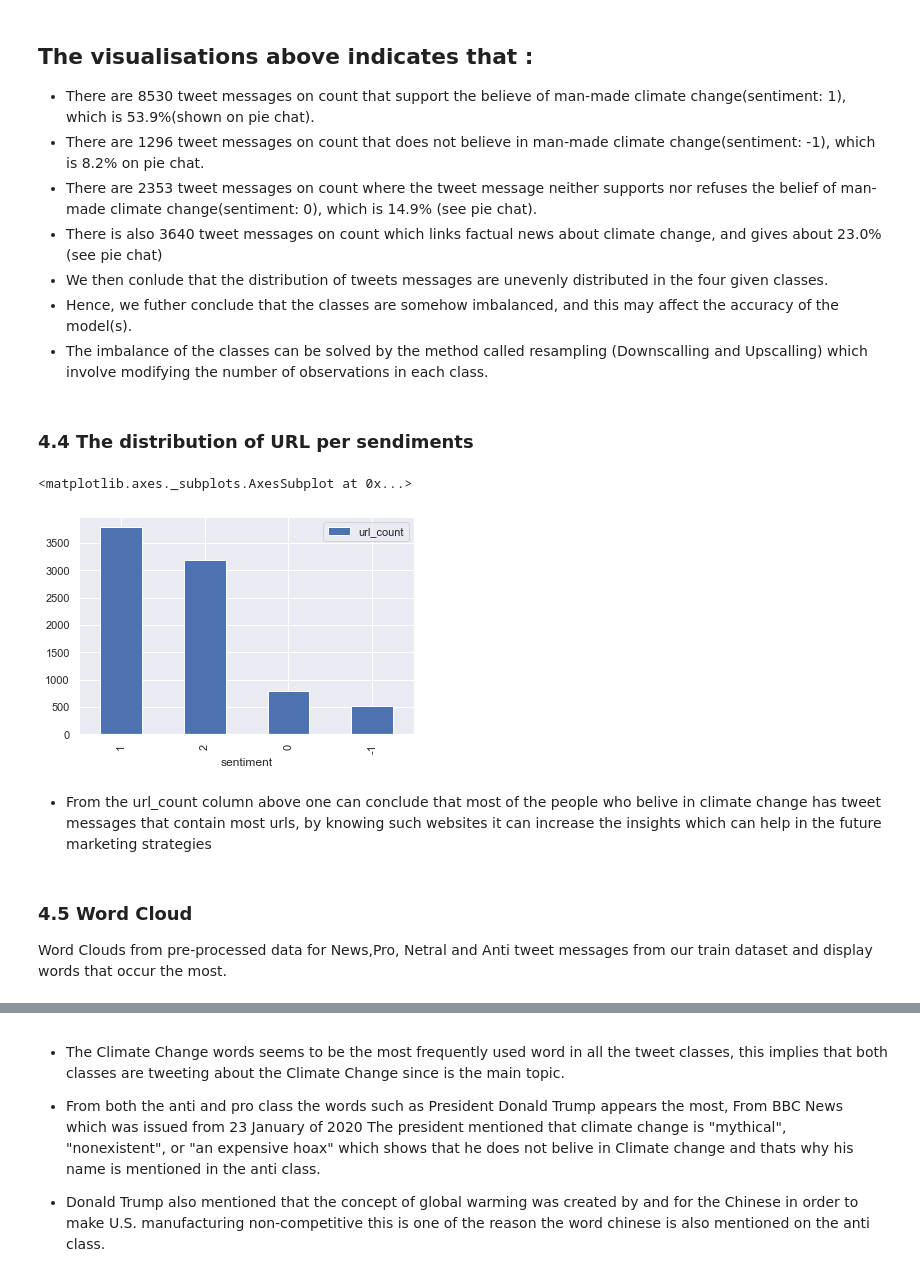
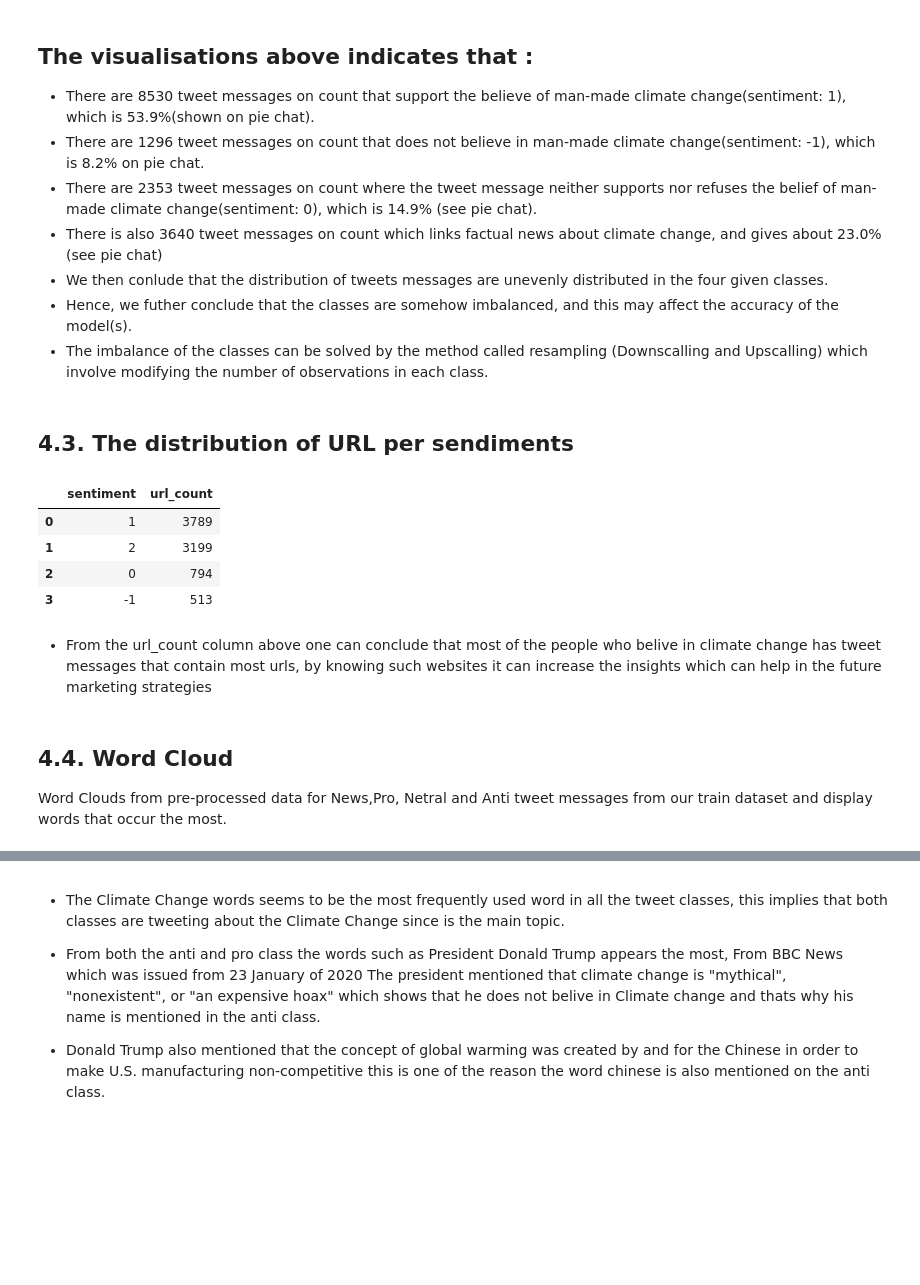
Before and after one commit to Yaya-T/Classic8, a Jupyter notebook: Classification.ipynb, the cells around one changed output, grey strips where cells are left out. Drawn from its saved outputs; the diff is of its cells as text; code cells hidden in the pictures; blank space fills up the shorter version.

```diff
--- a/Classification.ipynb
+++ b/Classification.ipynb
@@ -234,32 +292,30 @@ Text(0.5, 1.0, 'Tweet message distribution over the sentiments')
 * Hence, we futher conclude that the classes are somehow imbalanced, and this may affect the accuracy of the model(s).
 * The imbalance of the classes can be solved by the method called resampling (Downscalling and Upscalling) which  involve modifying the number of observations in each class.
 # %% [markdown]
-### 4.4 The distribution of URL per sendiments
+## 4.3. The distribution of URL per sendiments
 # %%
 # Convert to lower
 train['target']=train['message'].str.lower()
 # %%
 # Find URL
 def find_link(string):
     url = re.findall('http[s]?://(?:[a-zA-Z]|[0-9]|[$-_@.&+]|[!*\(\),]|(?:%[0-9a-fA-F][0-9a-fA-F]))+', string)
     return "".join(url)
 train['target_url']=train['target'].apply(lambda x: find_link(x))
 df=pd.DataFrame(train.loc[train['target_url']!=""]['sentiment'].value_counts()).reset_index()
 df.rename(columns={"index": "sentiment", "sentiment": "url_count"})
-urls = df.rename(columns={"index": "sentiment", "sentiment": "url_count"})
-urls.set_index("sentiment", inplace=True)
+# %% [output]
+|  | sentiment | url_count |
+| 0 | 1 | 3789 |
+| 1 | 2 | 3199 |
+| 2 | 0 | 794 |
+| 3 | -1 | 513 |
-# %%
-# Plot number of urls by sentiment classes
-urls.sort_values('url_count', ascending=False).plot(kind='bar')
-# %% [output]
-<matplotlib.axes._subplots.AxesSubplot at 0x...>
-[figure, removed]
 # %% [markdown]
 
 
 *   From the url_count column above one can conclude that most of the people who belive in climate change  has tweet messages that contain most urls, by knowing such websites it can increase the insights which can help in the future marketing strategies
 # %% [markdown]
-### 4.5 Word Cloud
+## 4.4. Word Cloud
 
 Word Clouds from pre-processed data for News,Pro, Netral and Anti tweet messages from our train dataset and display words that occur the most.
 # %%
```
Also changed, not shown: parts of 70 cells of this notebook.
